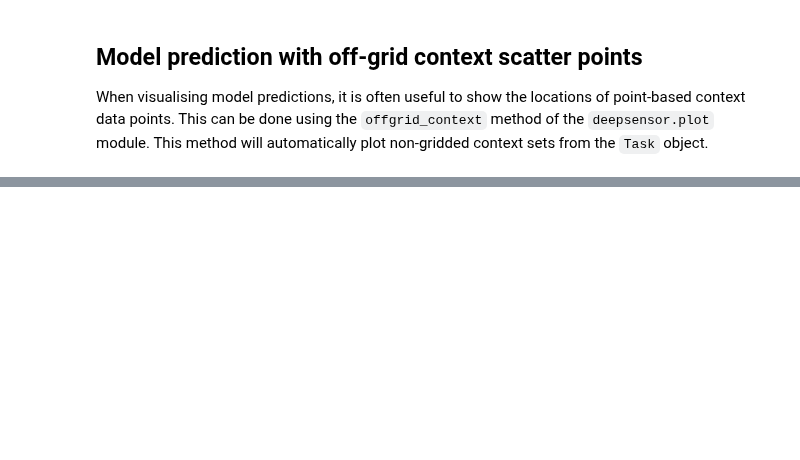
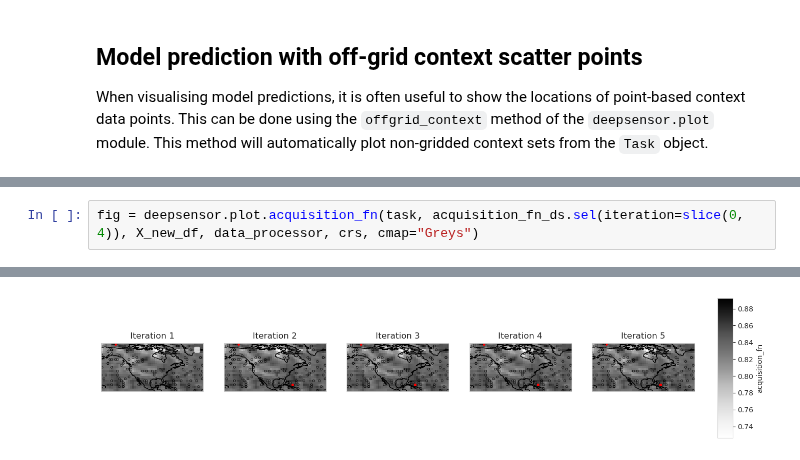
Before and after one commit to alan-turing-institute/deepsensor, a Jupyter notebook: notebooks/plotting.ipynb, the cells around one changed output, grey strips where cells are left out. Cells and saved outputs as stored; diff of their text form; blank space fills up the shorter version.

```diff
--- a/notebooks/plotting.ipynb
+++ b/notebooks/plotting.ipynb
@@ -126,0 +148,3 @@ WARNING:matplotlib.legend:No artists with labels found to put in legend.  Note t
+# %%
+fig = deepsensor.plot.acquisition_fn(task, acquisition_fn_ds.sel(iteration=slice(0, 4)), X_new_df, data_processor, crs, cmap="Greys")
+# %% [output]
@@ -126,0 +152 @@ WARNING:matplotlib.legend:No artists with labels found to put in legend.  Note t
+[figure, added]
```
Also changed, not shown: parts of 12 cells of this notebook.
